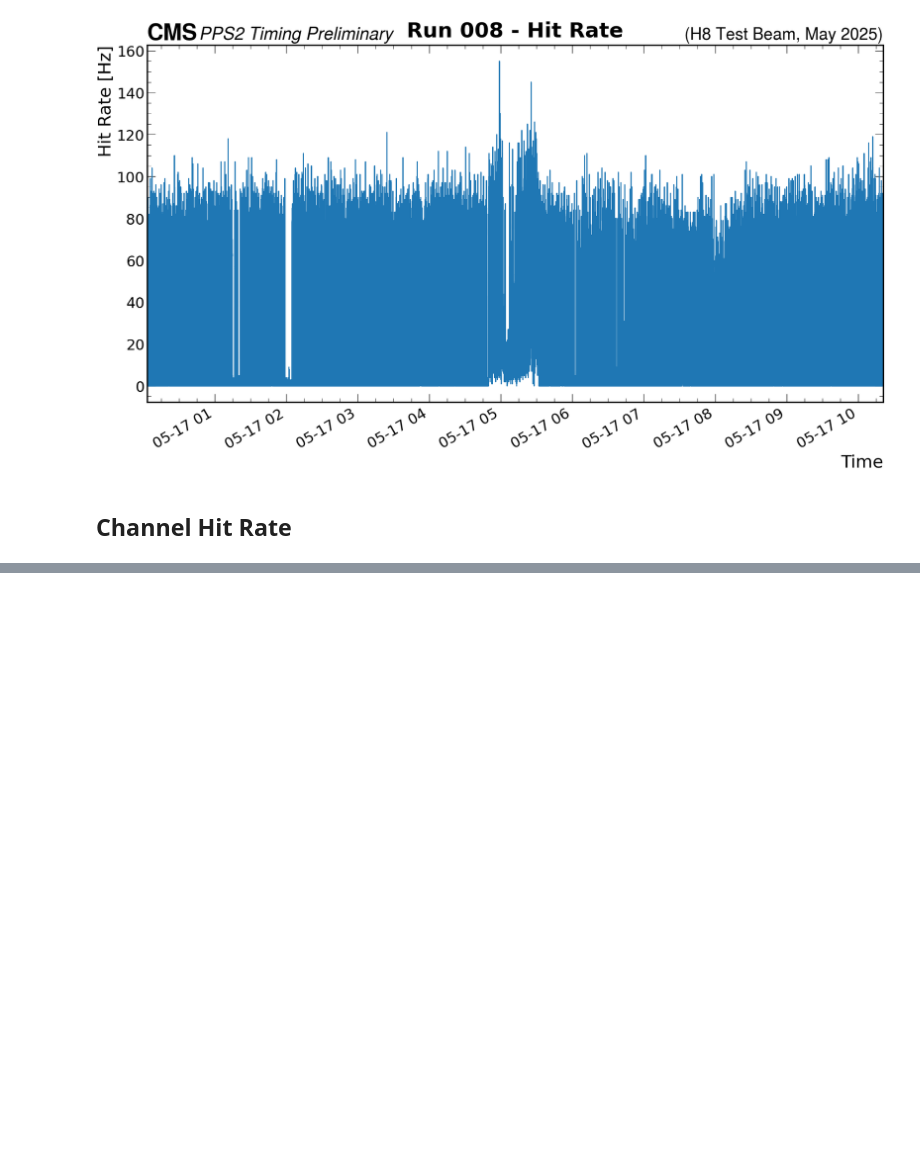
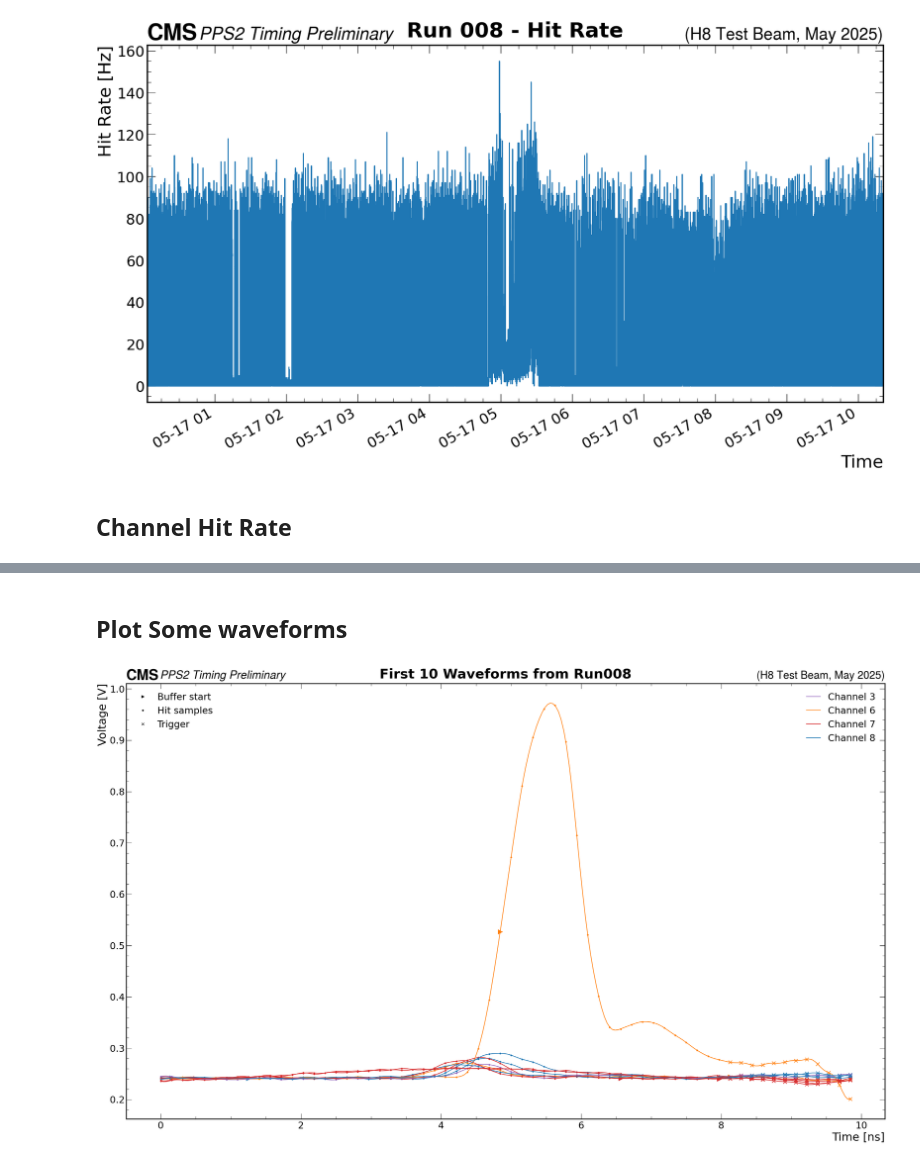
Before and after one commit to cbeiraod/PPS2-Timing-TB-Analysis, a Jupyter notebook: SAMPIClyserAnalysis.ipynb, the cells around one changed output, grey strips where cells are left out. Cells and saved outputs as stored; diff of their text form; code cells hidden in the pictures; blank space fills up the shorter version.

Commit message:
Added function to plot waveforms

```diff
--- a/SAMPIClyserAnalysis.ipynb
+++ b/SAMPIClyserAnalysis.ipynb
@@ -117,0 +118,2 @@ plot_channel_hit_rate(
+# %% [markdown]
+## Plot Some waveforms
@@ -117,0 +122,20 @@ plot_channel_hit_rate(
+# %%
+plot_channel_waveforms(
+    #Path("test.parquet"),
+    parquet_file,
+    interpolation_method='sinc',
+    cmap='tab10',
+    figsize=(26,16),
+    first_hit=0,
+    num_hits=10,
+    #channel_filter=[9],
+    #channel_filter=[4, 5, 7],
+    label="PPS2 Timing Preliminary",
+    rlabel="(H8 Test Beam, May 2025)",
+    log_y=False,
+    #title=plot_title,
+    is_data=True,
+    file_name_id=run_to_process,
+    )
+# %% [output]
+[figure, added]
```
Also changed, not shown: parts of 2 cells of this notebook.
